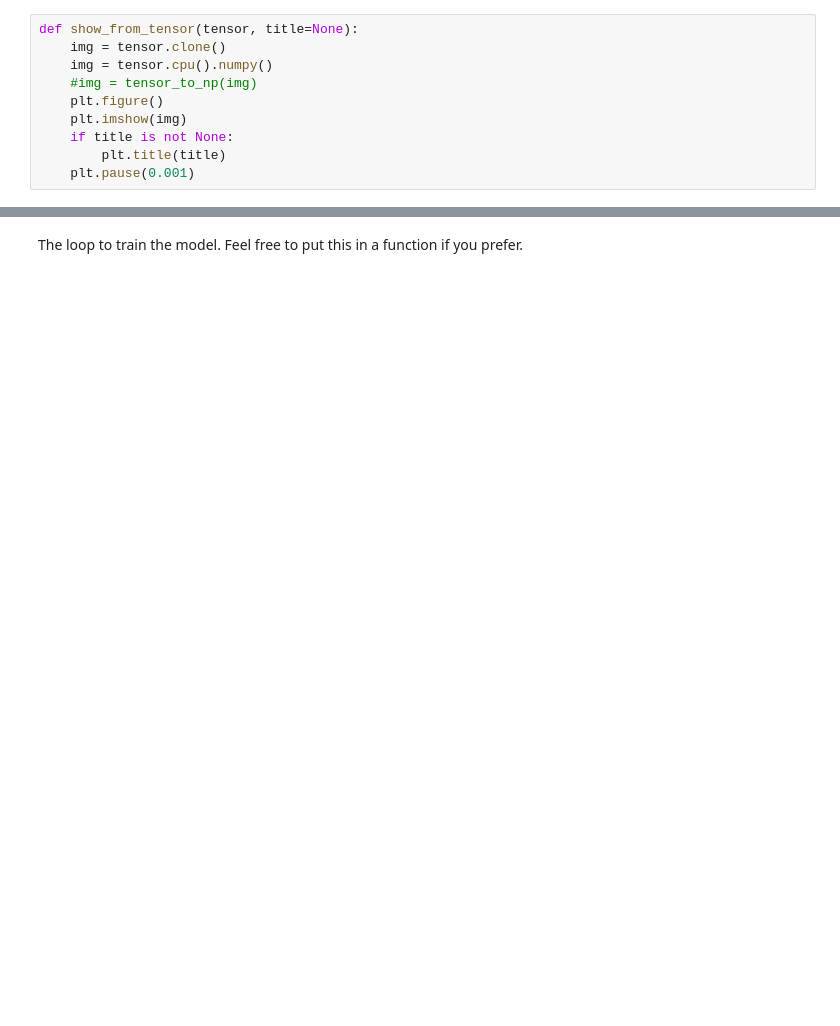
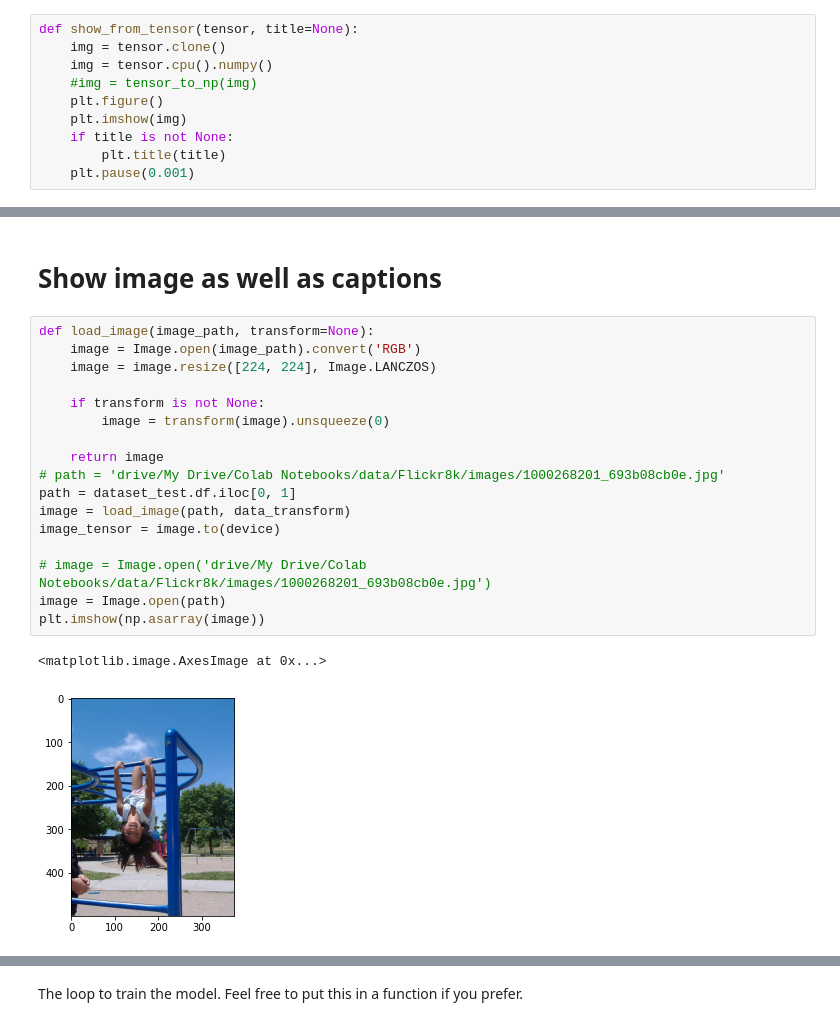
Before and after one commit to yeswhos/COMP5623-AI, a Jupyter notebook: CW2/COMP5623_CW2_Starter.ipynb, the cells around one changed output, grey strips where cells are left out. Drawn from its saved outputs; the diff is of its cells as text; blank space fills up the shorter version.

Commit message:
Extract image and captions from dataloader

```diff
--- a/CW2/COMP5623_CW2_Starter.ipynb
+++ b/CW2/COMP5623_CW2_Starter.ipynb
@@ -573,0 +591,22 @@ KeyError: ignored
+# %% [markdown]
+# Show image as well as captions
+# %%
+def load_image(image_path, transform=None):
+    image = Image.open(image_path).convert('RGB')
+    image = image.resize([224, 224], Image.LANCZOS)
+
+    if transform is not None:
+        image = transform(image).unsqueeze(0)
+
+    return image
+# path = 'drive/My Drive/Colab Notebooks/data/Flickr8k/images/1000268201_693b08cb0e.jpg'
+path = dataset_test.df.iloc[0, 1]
+image = load_image(path, data_transform)
+image_tensor = image.to(device)
+
+# image = Image.open('drive/My Drive/Colab Notebooks/data/Flickr8k/images/1000268201_693b08cb0e.jpg')
+image = Image.open(path)
+plt.imshow(np.asarray(image))
+# %% [output]
+<matplotlib.image.AxesImage at 0x...>
+[figure, added]
```
Also changed, not shown: parts of 13 cells of this notebook.
